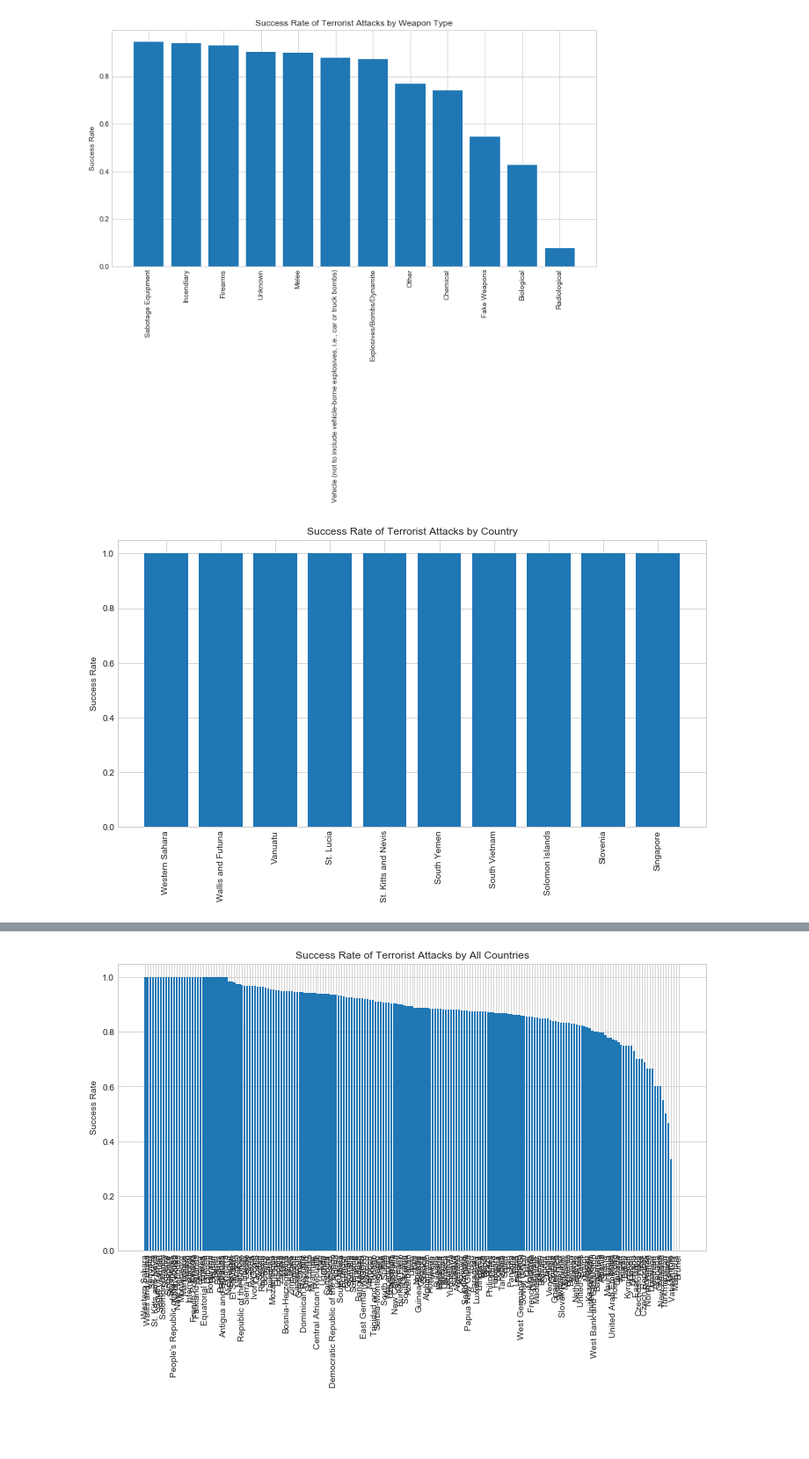
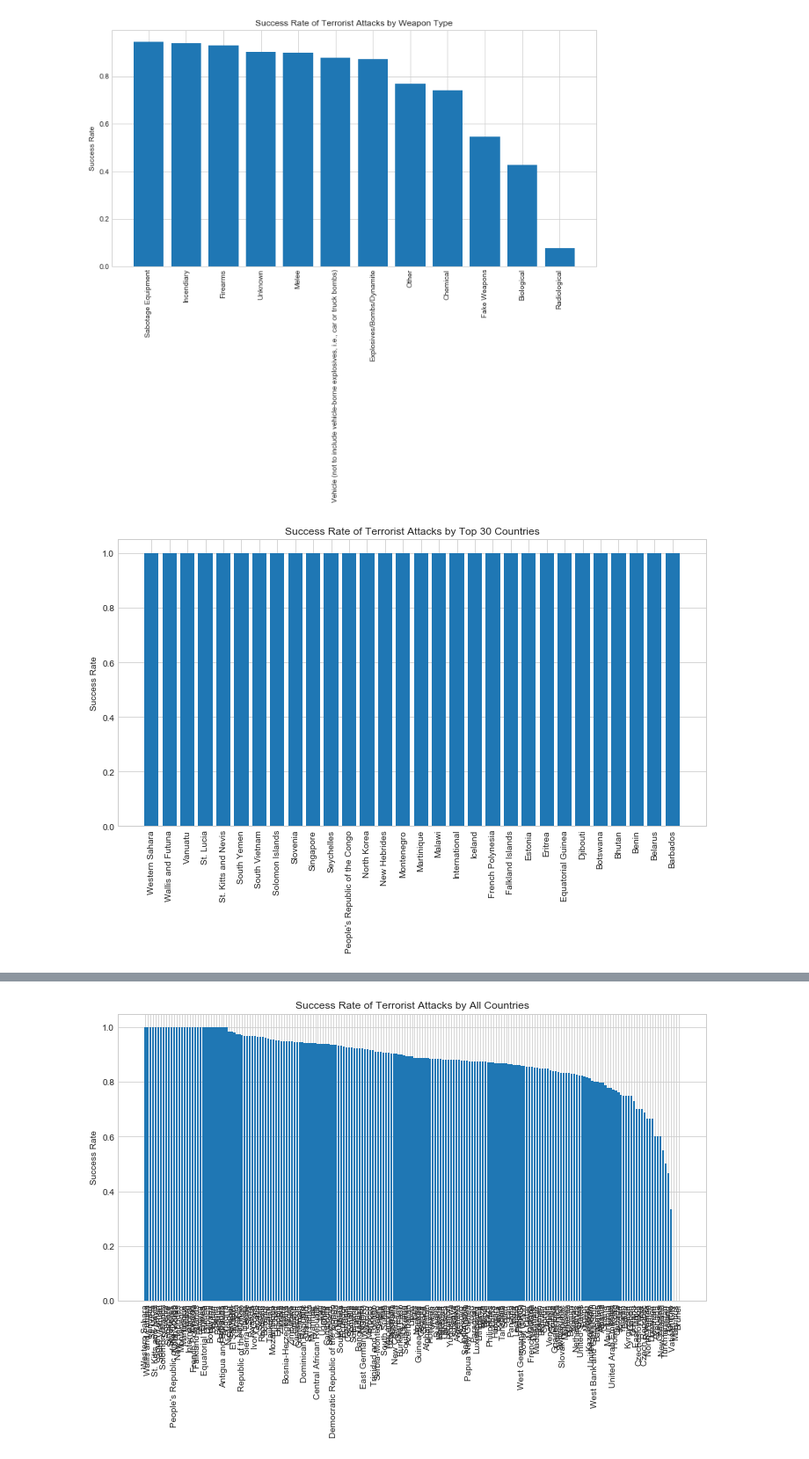
Before and after one commit to jacobakh/ML4CT, a Jupyter notebook: akhil_exploration.ipynb, the cells around one changed output, grey strips where cells are left out. Shown: that part at 88% size. Drawn from its saved outputs; the diff is of its cells as text; code cells hidden in the pictures; blank space fills up the shorter version.

Commit message:
did some exploration and visualization

```diff
--- a/akhil_exploration.ipynb
+++ b/akhil_exploration.ipynb
@@ -12,9 +30,11 @@ sns.set_style('whitegrid')
 # %%
-def get_success_tuples(attribute):
+def get_success_tuples(attribute, min_number_attacks=0):
     attribute_vals = raw[attribute].unique()
     out = {}
     for val in attribute_vals:
         df_subset = raw[raw[attribute] == val]
+        if(len(df_subset) <= min_number_attacks):
+            continue
         success_rate = sum(df_subset['success'])/(len(df_subset))
         out[val] = success_rate
     return sorted(out.items(), key=lambda tup: (tup[1], tup[0]), reverse=True)
@@ -50,7 +64,7 @@ plot_attribute_success(get_success_tuples('weaptype1_txt'), 'Weapon Type')
 # %% [output]
 [figure]
 # %%
-plot_attribute_success(get_success_tuples('country_txt')[:10], 'Top 10 Countries')
+plot_attribute_success(get_success_tuples('country_txt')[:30], 'Top 30 Countries')
 # %% [output]
-[figure, old version]
+[figure, new version]
 # %%
```
Also changed, not shown: parts of 18 cells of this notebook.
